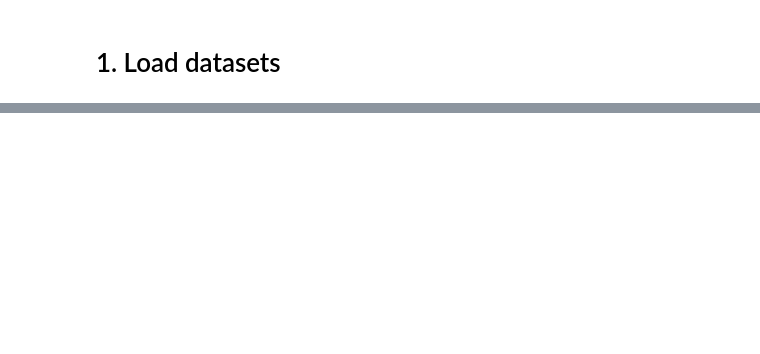
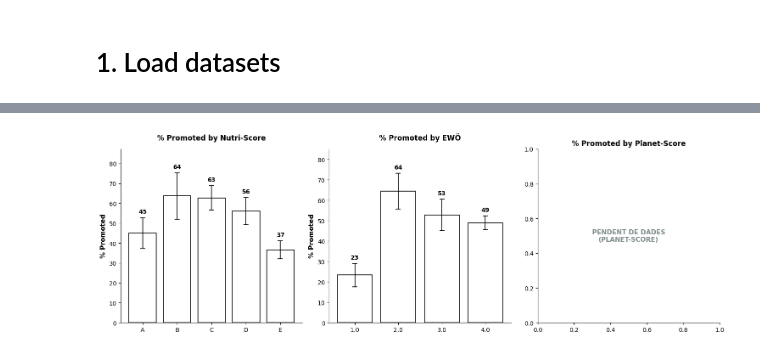
Before and after one commit to cescFT/TFM-fferretar-code, a Jupyter notebook: data-analysis/TFM-fferretar-data-analysis.ipynb, the cells around one changed output, grey strips where cells are left out. Cells and saved outputs as stored; diff of their text form; code cells hidden in the pictures; blank space fills up the shorter version.

Commit message:
Kaggle Notebook | TFM-fferretar-data-analysis | Refactor of data analysis

```diff
--- a/data-analysis/TFM-fferretar-data-analysis.ipynb
+++ b/data-analysis/TFM-fferretar-data-analysis.ipynb
@@ -66,0 +1323,95 @@ memory usage: 27.1+ KB
+# %%
+def calculate_promotion_proportions(series_promo, cl: float = CL):
+    """Calcula el percentatge i els marges d'error de l'interval de confiança del 95%."""
+    s = series_promo.dropna()
+    n = len(s)
+    if n == 0:
+        return 0.0, 0.0, 0.0
+    p = s.mean()
+    if p == 0 or p == 1:
+        return p * 100, 0.0, 0.0
+
+    se = np.sqrt(p * (1 - p) / n)
+    ci_l, ci_u = stats.norm.interval(cl, loc=p, scale=se)
+    ci_l = max(0.0, ci_l)
+    ci_u = min(1.0, ci_u)
+
+    pct = p * 100
+    err_low = (p - ci_l) * 100
+    err_high = (ci_u - p) * 100
+    return pct, err_low, err_high
+
+def plot_promoted_percentage_by_score(df):
+    """
+    Genera el panell de gràfics de barres amb intervals de confiança del 95%
+    segons l'estil sol·licitat per la professora.
+    """
+    fig, axes = plt.subplots(1, 3, figsize=(15, 5))
+
+    # Configuration for each indicator
+    configs = [
+        {'col': 'nutriscore', 'name': 'Nutri-Score', 'levels': ['A', 'B', 'C', 'D', 'E'], 'ax_idx': 0},
+        {'col': 'ewo_ultra_processed_punctuation', 'name': 'EWÖ', 'levels': [1.0, 2.0, 3.0, 4.0], 'ax_idx': 1},
+        {'col': 'planetscore', 'name': 'Planet-Score', 'levels': ['A', 'B', 'C', 'D', 'E'], 'ax_idx': 2}
+    ]
+
+    for cfg in configs:
+        ax = axes[cfg['ax_idx']]
+        col = cfg['col']
+
+        has_data = col in df.columns and df[col].notna().sum() > 0
+
+        if not has_data:
+            ax.text(0.5, 0.5, f"PENDENT DE DADES\n({cfg['name'].upper()})",
+                    ha='center', va='center', fontsize=11, fontweight='bold', color='#7f8c8d')
+            ax.set_title(f"% Promoted by {cfg['name']}", fontweight='bold', fontsize=12)
+            ax.spines['top'].set_visible(False)
+            ax.spines['right'].set_visible(False)
+            continue
+
+        # Calculate stats for each level
+        pcts, errs_low, errs_high, x_labels = [], [], [], []
+        for level in cfg['levels']:
+            sub = df[df[col] == level]['has_price_discount']
+            pct, err_l, err_h = calculate_promotion_proportions(sub)
+            pcts.append(pct)
+            errs_low.append(err_l)
+            errs_high.append(err_h)
+            x_labels.append(str(level))
+
+        x = np.arange(len(x_labels))
+
+        # Plot bars matching professor's style (black outline, error bars, no top/right spines)
+        bars = ax.bar(
+            x, pcts,
+            yerr=[errs_low, errs_high],
+            capsize=4,
+            color='white',
+            edgecolor='black',
+            linewidth=1.2,
+            error_kw=dict(ecolor='black', lw=1.2, capsize=4, capthick=1.2)
+        )
+
+        ax.set_xticks(x)
+        ax.set_xticklabels(x_labels)
+        ax.set_ylabel('% Promoted', fontsize=11, fontweight='bold')
+        ax.set_title(f"% Promoted by {cfg['name']}", fontweight='bold', fontsize=12, pad=15)
+
+        max_y = max([p + e for p, e in zip(pcts, errs_high)]) if len(pcts) > 0 else 50
+        ax.set_ylim(0, max(50, max_y + 12))
+
+        # Add rounded percentage value above error bars
+        for i, (p, e_h) in enumerate(zip(pcts, errs_high)):
+            if p > 0:
+                ax.text(i, p + e_h + 1.5, f"{int(round(p))}", ha='center', va='bottom', fontsize=10, fontweight='bold')
+
+        ax.spines['top'].set_visible(False)
+        ax.spines['right'].set_visible(False)
+
+    plt.tight_layout()
+    plt.show()
+
+# Execució de la funció
+plot_promoted_percentage_by_score(df_products)
+# %% [output]
+[figure, added]
```
Also changed, not shown: parts of 84 cells of this notebook.
